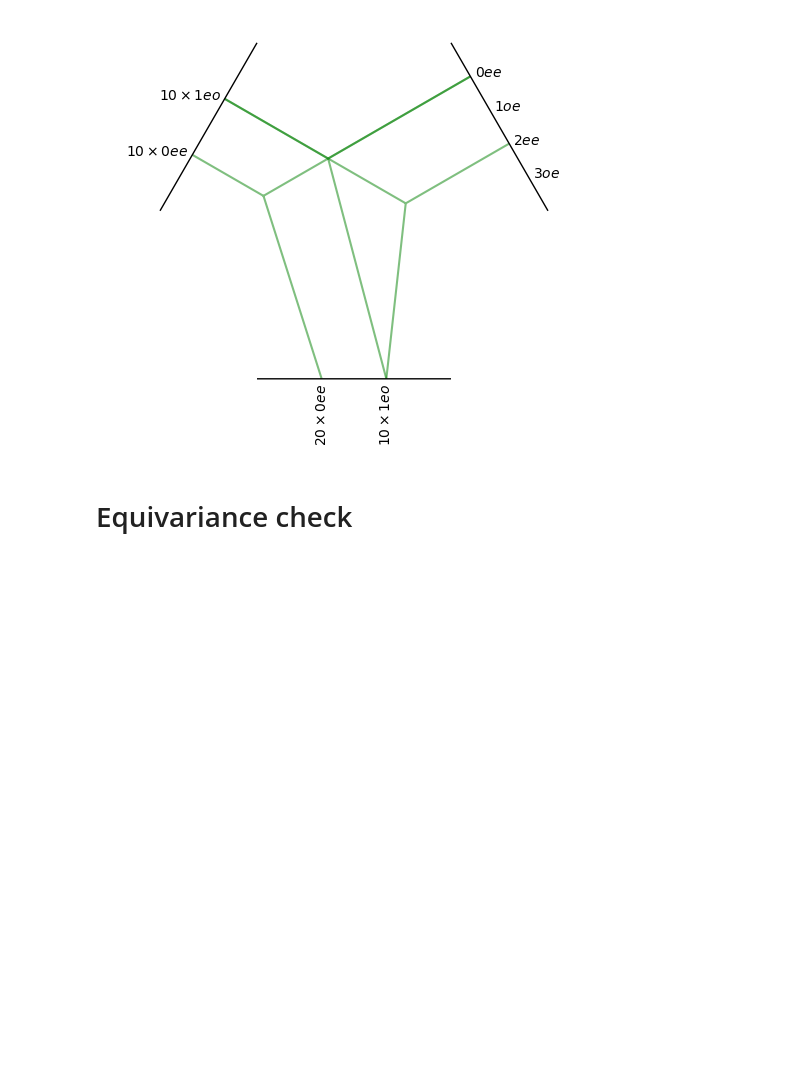
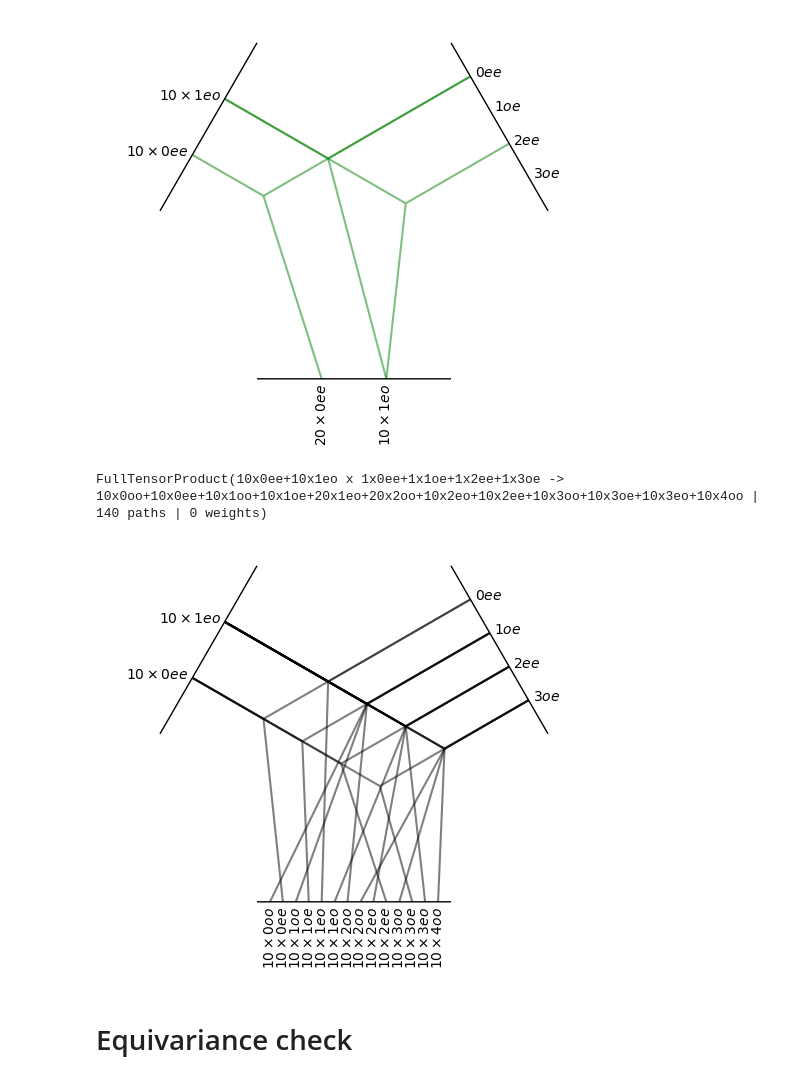
Before and after one commit to c-earth/qsenn, a Jupyter notebook: su2nn_test.ipynb, the cells around one changed output. Cells and saved outputs as stored; diff of their text form; code cells hidden in the pictures; blank space fills up the shorter version.

```diff
--- a/su2nn_test.ipynb
+++ b/su2nn_test.ipynb
@@ -254,6 +254,15 @@ tp.visualize();
 # %% [output]
 FullyConnectedTensorProduct(10x0ee+10x1eo x 1x0ee+1x1oe+1x2ee+1x3oe -> 20x0ee+10x1eo | 400 paths | 400 weights) needs 400 weights
 [figure]
+# %%
+tp2 = su2.FullTensorProduct(irreps_input, irreps_sh_su2)
+
+print(tp2)
+
+tp2.visualize();
+# %% [output]
+FullTensorProduct(10x0ee+10x1eo x 1x0ee+1x1oe+1x2ee+1x3oe -> 10x0oo+10x0ee+10x1oo+10x1oe+20x1eo+20x2oo+10x2eo+10x2ee+10x3oo+10x3oe+10x3eo+10x4oo | 140 paths | 0 weights)
+[figure, added]
 # %% [markdown]
 # Equivariance check
 # %%
```
Also changed, not shown: parts of 10 cells of this notebook, 1 other file.
